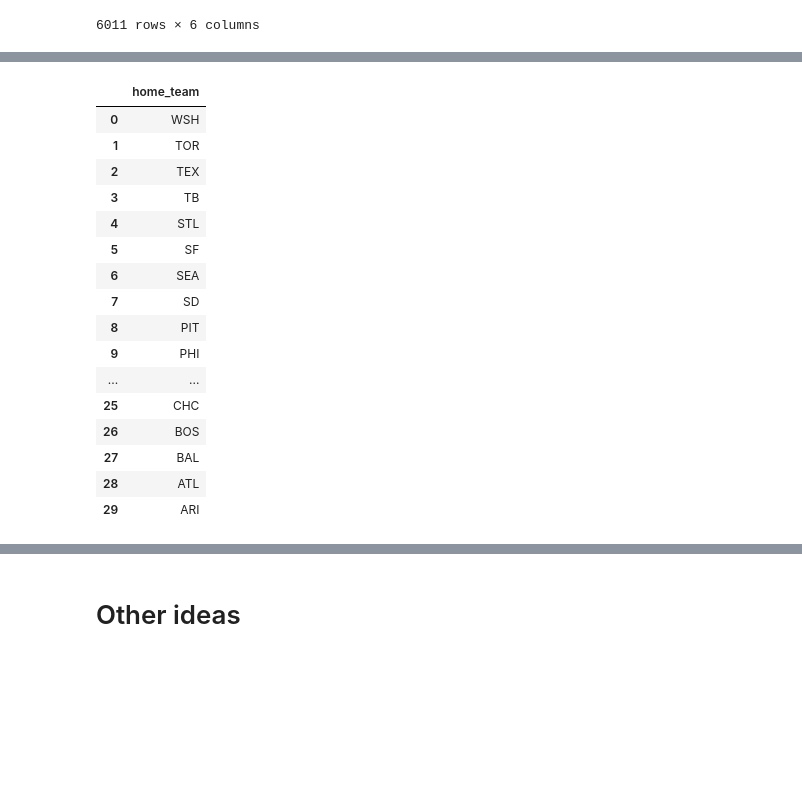
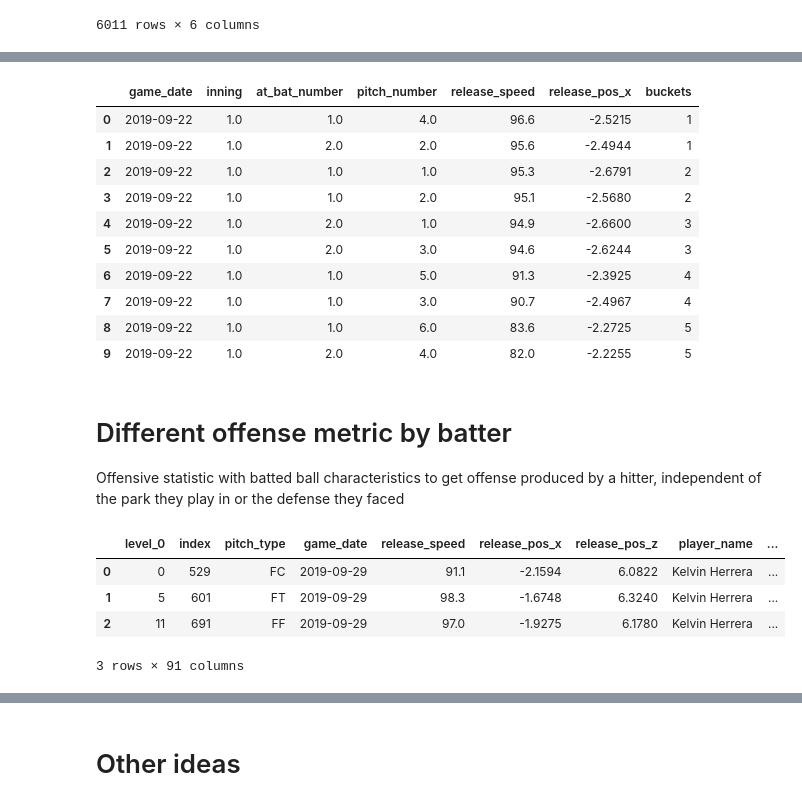
Before and after one commit to benslack19/baseball_player_selector, a Jupyter notebook: SQLqueries_postgreSQL.ipynb, the cells around one changed output, grey strips where cells are left out. Saved outputs shown, nothing was run; the diff lists cells and outputs as text; code cells hidden in the pictures; blank space fills up the shorter version.

```diff
--- a/SQLqueries_postgreSQL.ipynb
+++ b/SQLqueries_postgreSQL.ipynb
@@ -4484,27 +4886,48 @@ df_query
+# %%
+# Game on 9/22/19
+sql_query = """
+SELECT game_date, inning, at_bat_number, pitch_number, release_speed, release_pos_x,
+    NTILE(5) OVER(ORDER BY release_speed DESC) AS buckets
+FROM
+    (SELECT *
+     FROM statcast
+     WHERE home_team='SD'
+     AND game_date='2019-09-22'
+     ORDER BY inning, at_bat_number, pitch_number
+     LIMIT 10) AS first_10_pitches
+ORDER BY release_speed DESC;
+"""
+pd.read_sql_query(sql_query,con)
+# %% [output]
+|  | game_date | inning | at_bat_number | pitch_number | release_speed | release_pos_x | buckets |
+| 0 | 2019-09-22 | 1.0 | 1.0 | 4.0 | 96.6 | -2.5215 | 1 |
+| 1 | 2019-09-22 | 1.0 | 2.0 | 2.0 | 95.6 | -2.4944 | 1 |
+| 2 | 2019-09-22 | 1.0 | 1.0 | 1.0 | 95.3 | -2.6791 | 2 |
+| 3 | 2019-09-22 | 1.0 | 1.0 | 2.0 | 95.1 | -2.5680 | 2 |
+| 4 | 2019-09-22 | 1.0 | 2.0 | 1.0 | 94.9 | -2.6600 | 3 |
+| 5 | 2019-09-22 | 1.0 | 2.0 | 3.0 | 94.6 | -2.6244 | 3 |
+| 6 | 2019-09-22 | 1.0 | 1.0 | 5.0 | 91.3 | -2.3925 | 4 |
+| 7 | 2019-09-22 | 1.0 | 1.0 | 3.0 | 90.7 | -2.4967 | 4 |
+| 8 | 2019-09-22 | 1.0 | 1.0 | 6.0 | 83.6 | -2.2725 | 5 |
+| 9 | 2019-09-22 | 1.0 | 2.0 | 4.0 | 82.0 | -2.2255 | 5 |
+# %% [markdown]
+# Different offense metric by batter
+
+Offensive statistic with batted ball characteristics to get offense produced by a hitter, independent of the park they play in or the defense they faced
 # %%
+# Preview table
 sql_query = """
-SELECT DISTINCT(home_team)
+SELECT *
 FROM statcast
-WHERE "events" IS NOT NULL
-ORDER BY home_team DESC;
+WHERE game_date > '2019-09-01'
+AND events IS NOT NULL
+LIMIT 3;
 """
-df_query = pd.read_sql_query(sql_query,con)
-df_query
+
+pd.read_sql_query(sql_query,con)
 # %% [output]
-|  | home_team |
-| 0 | WSH |
-| 1 | TOR |
-| 2 | TEX |
-| 3 | TB |
-| 4 | STL |
-| 5 | SF |
-| 6 | SEA |
-| 7 | SD |
-| 8 | PIT |
-| 9 | PHI |
-| ... | ... |
-| 25 | CHC |
-| 26 | BOS |
-| 27 | BAL |
-| 28 | ATL |
-| 29 | ARI |
+|  | level_0 | index | pitch_type | game_date | release_speed | release_pos_x | release_pos_z | player_name | ... |
+| 0 | 0 | 529 | FC | 2019-09-29 | 91.1 | -2.1594 | 6.0822 | Kelvin Herrera | ... |
+| 1 | 5 | 601 | FT | 2019-09-29 | 98.3 | -1.6748 | 6.3240 | Kelvin Herrera | ... |
+| 2 | 11 | 691 | FF | 2019-09-29 | 97.0 | -1.9275 | 6.1780 | Kelvin Herrera | ... |
+3 rows × 91 columns
```
Also changed, not shown: parts of 49 cells of this notebook.
